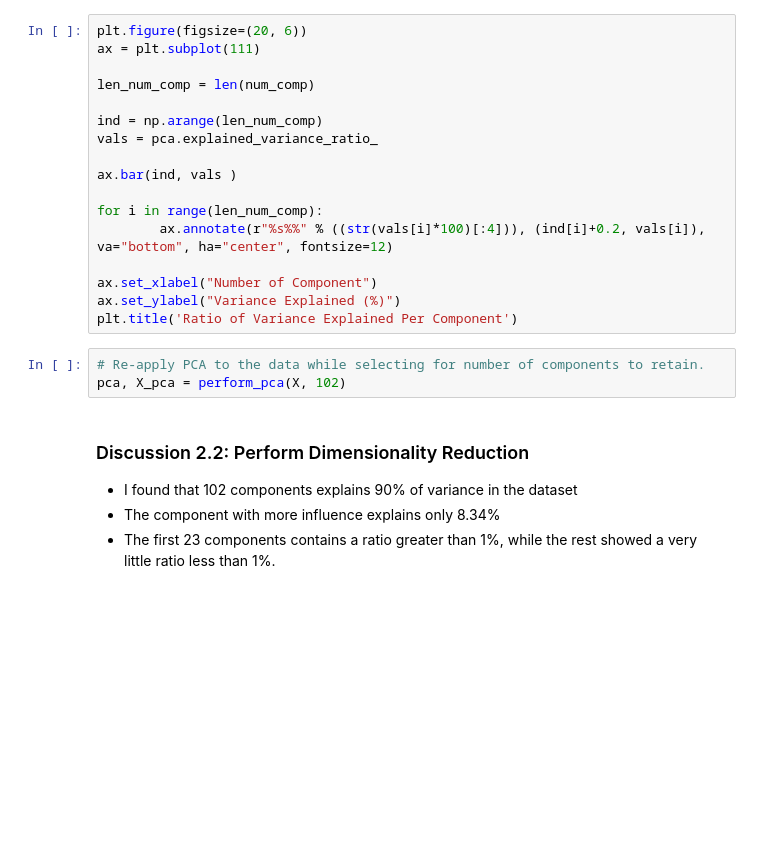
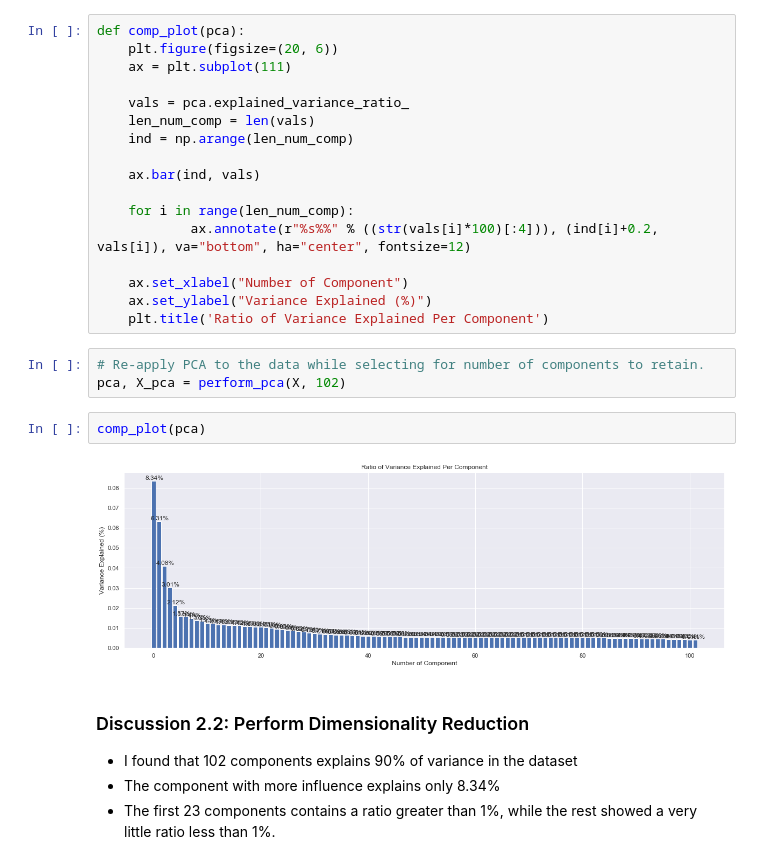
Before and after one commit to brosales8/customer_segmentation, a Jupyter notebook: Identify_Customer_Segments.ipynb, the cells around one changed output. Saved outputs shown, nothing was run; the diff lists cells and outputs as text; blank space fills up the shorter version.

```diff
--- a/Identify_Customer_Segments.ipynb
+++ b/Identify_Customer_Segments.ipynb
@@ -942,25 +942,29 @@ ax.set_xlabel("Number of Component")
 ax.set_ylabel("Variance Explained (%)")
 plt.title('Explained Variance Per n Number of Components')
 # %%
-plt.figure(figsize=(20, 6))
-ax = plt.subplot(111)
+def comp_plot(pca):
+    plt.figure(figsize=(20, 6))
+    ax = plt.subplot(111)
 
-len_num_comp = len(num_comp)
+    vals = pca.explained_variance_ratio_
+    len_num_comp = len(vals)
+    ind = np.arange(len_num_comp)
 
-ind = np.arange(len_num_comp)
-vals = pca.explained_variance_ratio_
+    ax.bar(ind, vals)
 
-ax.bar(ind, vals )
+    for i in range(len_num_comp):
+            ax.annotate(r"%s%%" % ((str(vals[i]*100)[:4])), (ind[i]+0.2, vals[i]), va="bottom", ha="center", fontsize=12)
 
-for i in range(len_num_comp):
-        ax.annotate(r"%s%%" % ((str(vals[i]*100)[:4])), (ind[i]+0.2, vals[i]), va="bottom", ha="center", fontsize=12)
-
-ax.set_xlabel("Number of Component")
-ax.set_ylabel("Variance Explained (%)")
-plt.title('Ratio of Variance Explained Per Component')
+    ax.set_xlabel("Number of Component")
+    ax.set_ylabel("Variance Explained (%)")
+    plt.title('Ratio of Variance Explained Per Component')
 # %%
 # Re-apply PCA to the data while selecting for number of components to retain.
 pca, X_pca = perform_pca(X, 102)
+# %%
+comp_plot(pca)
+# %% [output]
+[figure, added]
 # %% [markdown]
 ### Discussion 2.2: Perform Dimensionality Reduction
 
```
Also changed, not shown: parts of 9 cells of this notebook.
